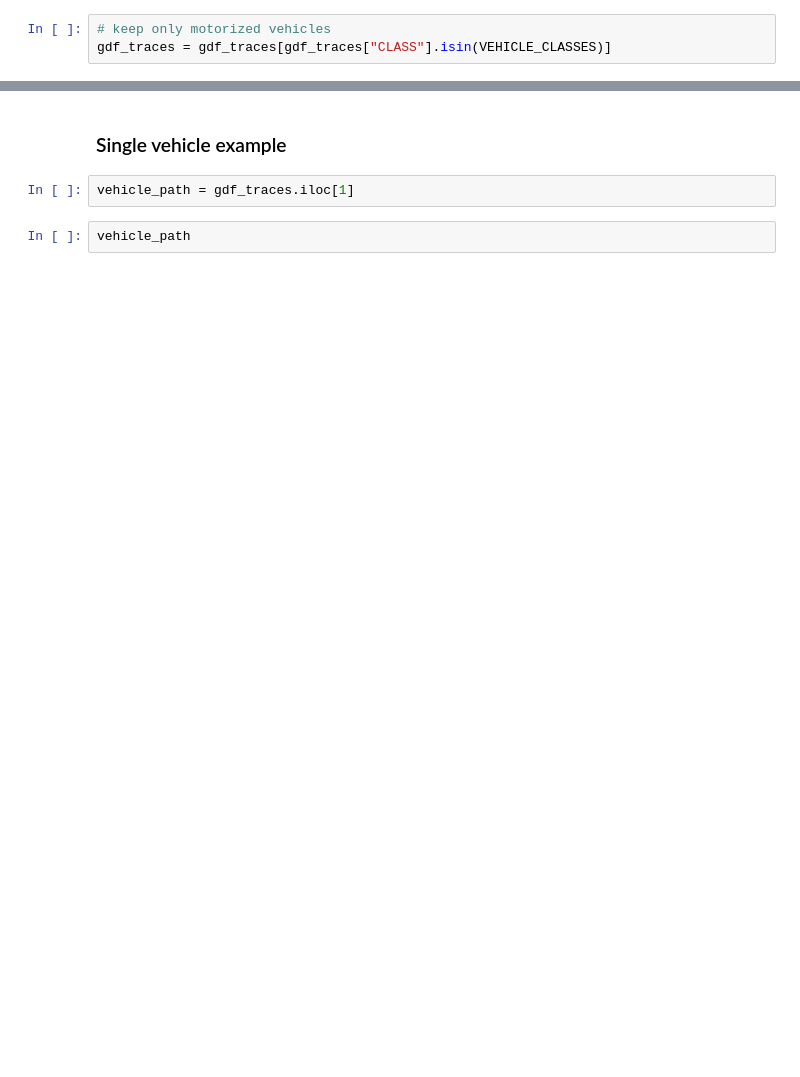
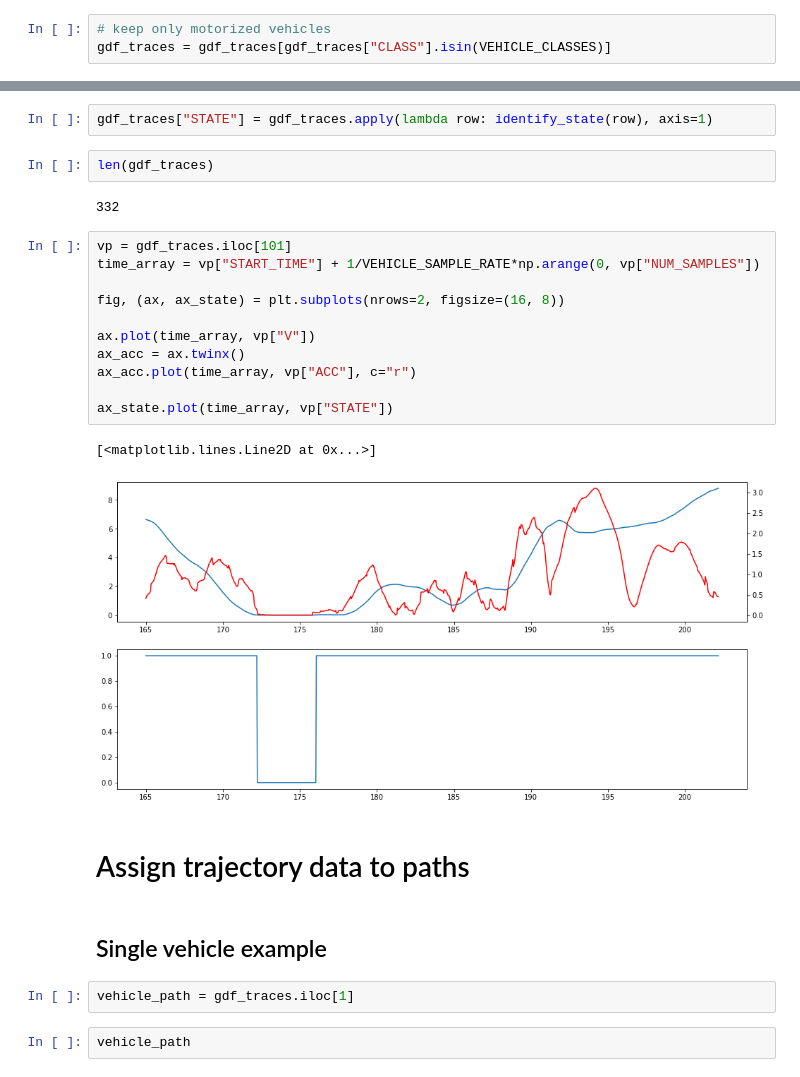
Before and after one commit to kopytjuk/opendd-analysis, a Jupyter notebook: notebooks/Distance Analysis.ipynb, the cells around one changed output, grey strips where cells are left out. Saved outputs shown, nothing was run; the diff lists cells and outputs as text; blank space fills up the shorter version.

```diff
--- a/notebooks/Distance Analysis.ipynb
+++ b/notebooks/Distance Analysis.ipynb
@@ -202,5 +227,27 @@ memory usage: 25.9+ KB
+# %%
+gdf_traces["STATE"] = gdf_traces.apply(lambda row: identify_state(row), axis=1)
+# %%
+len(gdf_traces)
+# %% [output]
+332
+# %%
+vp = gdf_traces.iloc[101]
+time_array = vp["START_TIME"] + 1/VEHICLE_SAMPLE_RATE*np.arange(0, vp["NUM_SAMPLES"])
+
+fig, (ax, ax_state) = plt.subplots(nrows=2, figsize=(16, 8))
+
+ax.plot(time_array, vp["V"])
+ax_acc = ax.twinx()
+ax_acc.plot(time_array, vp["ACC"], c="r")
+
+ax_state.plot(time_array, vp["STATE"])
+# %% [output]
+[<matplotlib.lines.Line2D at 0x...>]
+[figure, added]
+# %% [markdown]
+# Assign trajectory data to paths
 # %% [markdown]
-### Single vehicle example
+## Single vehicle example
 # %%
 vehicle_path = gdf_traces.iloc[1]
 # %%
```
Also changed, not shown: parts of 40 cells of this notebook, 1 other file.
